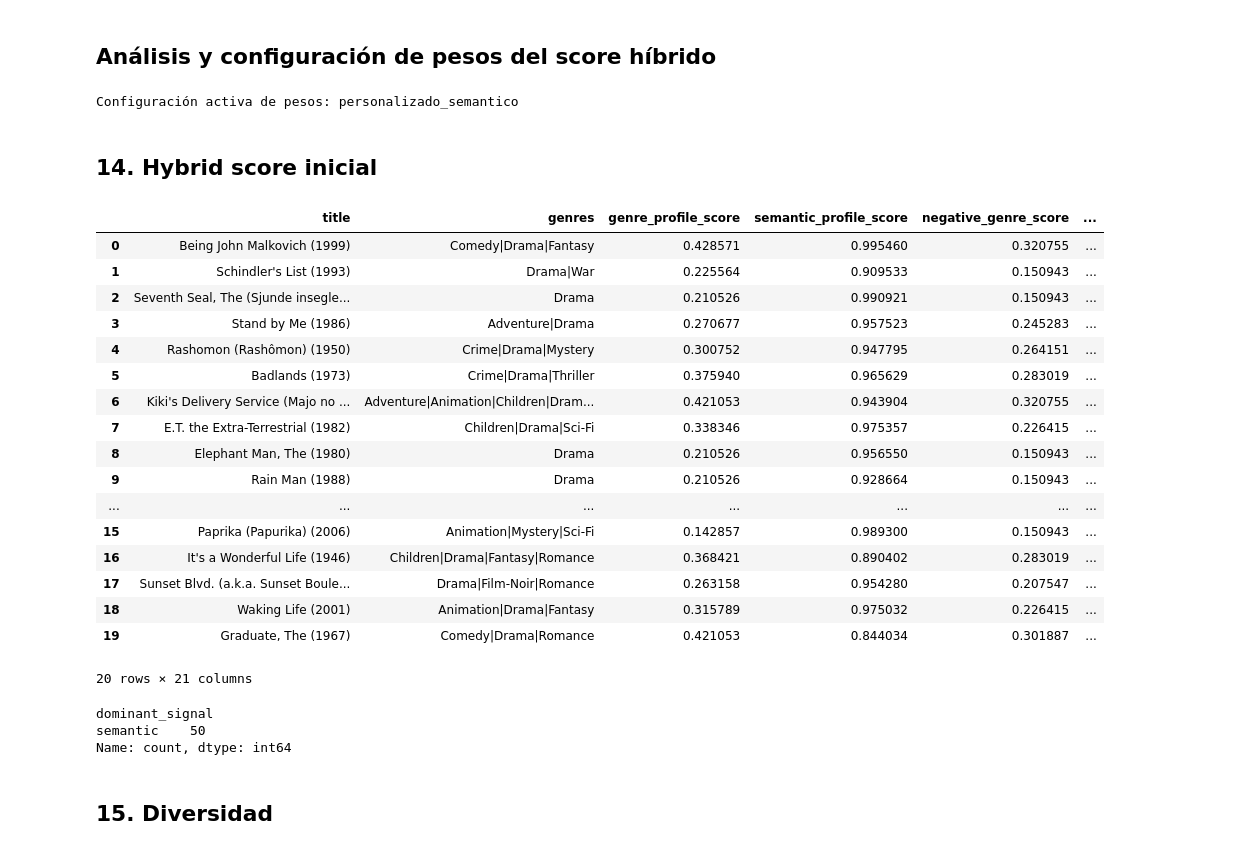
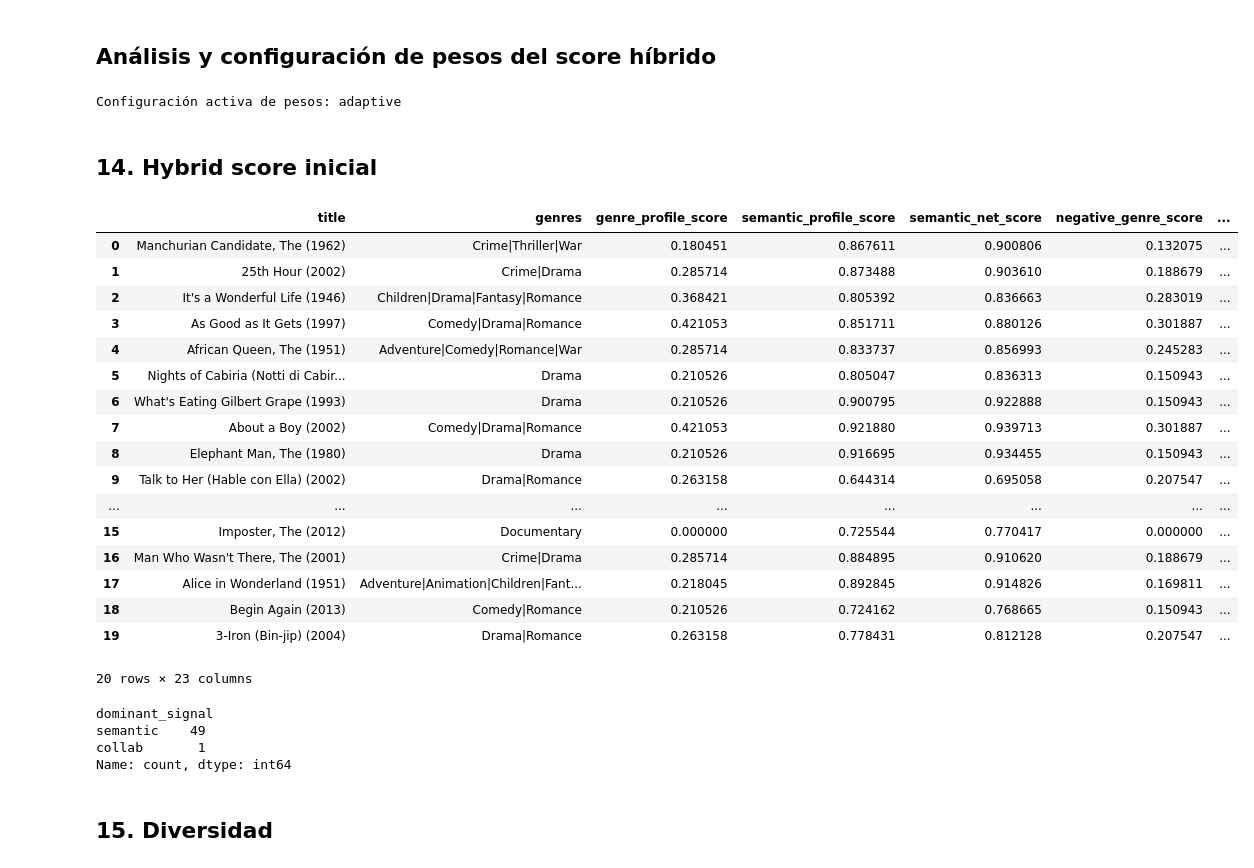
Before and after one commit to alexonazo/TFG, a Jupyter notebook: notebooks/08_recomendador_hibrido_final.ipynb, the cells around one changed output. Drawn from its saved outputs; the diff is of its cells as text; code cells hidden in the pictures.

```diff
--- a/notebooks/08_recomendador_hibrido_final.ipynb
+++ b/notebooks/08_recomendador_hibrido_final.ipynb
@@ -1279,13 +1531,14 @@ WEIGHT_CONFIGS = {
     },
 }
 
-ACTIVE_WEIGHT_CONFIG = "personalizado_semantico"
+ACTIVE_WEIGHT_CONFIG = "adaptive"
 
 
 def compute_hybrid_score(df, weights):
     scored = df.copy()
     scored["contrib_genre"] = weights["genre"] * scored["genre_profile_score"]
-    scored["contrib_semantic"] = weights["semantic"] * scored["semantic_profile_score"]
+    semantic_signal = scored["semantic_net_score"] if "semantic_net_score" in scored.columns else scored["semantic_profile_score"]
+    scored["contrib_semantic"] = weights["semantic"] * semantic_signal
     scored["contrib_collab"] = weights["collab"] * scored["item_item_collab_score"]
     scored["contrib_rating"] = weights["rating"] * scored["rating_score"]
     scored["contrib_popularity"] = weights["popularity"] * scored["popularity_score"]
@@ -1319,63 +1572,66 @@ def compute_hybrid_score(df, weights):
 candidates_scored_base = candidates_scored.copy()
 print(f"Configuración activa de pesos: {ACTIVE_WEIGHT_CONFIG}")
 # %% [output]
-Configuración activa de pesos: personalizado_semantico
+Configuración activa de pesos: adaptive
 # %% [markdown]
 ## 14. Hybrid score inicial
 # %%
-weights = WEIGHT_CONFIGS[ACTIVE_WEIGHT_CONFIG]
+weights = adaptive_weights if ACTIVE_WEIGHT_CONFIG == "adaptive" else WEIGHT_CONFIGS[ACTIVE_WEIGHT_CONFIG]
 candidates_scored = compute_hybrid_score(candidates_scored, weights)
 
 candidates_scored = candidates_scored.sort_values("hybrid_score", ascending=False).reset_index(drop=True)
 candidates_scored["hybrid_rank_raw"] = np.arange(1, len(candidates_scored) + 1)
 
 AUDIT_COLUMNS = [
     "title",
     "genres",
     "genre_profile_score",
     "semantic_profile_score",
+    "semantic_net_score",
     "negative_genre_score",
     "negative_semantic_score",
+    "semantic_negative_beta",
     "item_item_collab_score",
     "item_item_negative_collab_score",
     "rating_score",
     "popularity_score",
     "contrib_genre",
     "contrib_semantic",
     "contrib_collab",
     "contrib_rating",
     "contrib_popularity",
     "penalty_negative_genre",
     "penalty_negative_semantic",
     "penalty_negative_collab",
     "dominant_signal",
     "semantic_explanation_terms",
     "hybrid_score",
 ]
 
 display(candidates_scored[AUDIT_COLUMNS].head(20))
 display(candidates_scored.head(50)["dominant_signal"].value_counts())
 # %% [output]
-|  | title | genres | genre_profile_score | semantic_profile_score | negative_genre_score | ... |
-| 0 | Being John Malkovich (1999) | Comedy|Drama|Fantasy | 0.428571 | 0.995460 | 0.320755 | ... |
-| 1 | Schindler's List (1993) | Drama|War | 0.225564 | 0.909533 | 0.150943 | ... |
-| 2 | Seventh Seal, The (Sjunde insegle... | Drama | 0.210526 | 0.990921 | 0.150943 | ... |
-| 3 | Stand by Me (1986) | Adventure|Drama | 0.270677 | 0.957523 | 0.245283 | ... |
-| 4 | Rashomon (Rashômon) (1950) | Crime|Drama|Mystery | 0.300752 | 0.947795 | 0.264151 | ... |
-| 5 | Badlands (1973) | Crime|Drama|Thriller | 0.375940 | 0.965629 | 0.283019 | ... |
-| 6 | Kiki's Delivery Service (Majo no ... | Adventure|Animation|Children|Dram... | 0.421053 | 0.943904 | 0.320755 | ... |
-| 7 | E.T. the Extra-Terrestrial (1982) | Children|Drama|Sci-Fi | 0.338346 | 0.975357 | 0.226415 | ... |
-| 8 | Elephant Man, The (1980) | Drama | 0.210526 | 0.956550 | 0.150943 | ... |
-| 9 | Rain Man (1988) | Drama | 0.210526 | 0.928664 | 0.150943 | ... |
-| ... | ... | ... | ... | ... | ... | ... |
-| 15 | Paprika (Papurika) (2006) | Animation|Mystery|Sci-Fi | 0.142857 | 0.989300 | 0.150943 | ... |
-| 16 | It's a Wonderful Life (1946) | Children|Drama|Fantasy|Romance | 0.368421 | 0.890402 | 0.283019 | ... |
-| 17 | Sunset Blvd. (a.k.a. Sunset Boule... | Drama|Film-Noir|Romance | 0.263158 | 0.954280 | 0.207547 | ... |
-| 18 | Waking Life (2001) | Animation|Drama|Fantasy | 0.315789 | 0.975032 | 0.226415 | ... |
-| 19 | Graduate, The (1967) | Comedy|Drama|Romance | 0.421053 | 0.844034 | 0.301887 | ... |
+|  | title | genres | genre_profile_score | semantic_profile_score | semantic_net_score | negative_genre_score | ... |
+| 0 | Manchurian Candidate, The (1962) | Crime|Thriller|War | 0.180451 | 0.867611 | 0.900806 | 0.132075 | ... |
+| 1 | 25th Hour (2002) | Crime|Drama | 0.285714 | 0.873488 | 0.903610 | 0.188679 | ... |
+| 2 | It's a Wonderful Life (1946) | Children|Drama|Fantasy|Romance | 0.368421 | 0.805392 | 0.836663 | 0.283019 | ... |
+| 3 | As Good as It Gets (1997) | Comedy|Drama|Romance | 0.421053 | 0.851711 | 0.880126 | 0.301887 | ... |
+| 4 | African Queen, The (1951) | Adventure|Comedy|Romance|War | 0.285714 | 0.833737 | 0.856993 | 0.245283 | ... |
+| 5 | Nights of Cabiria (Notti di Cabir... | Drama | 0.210526 | 0.805047 | 0.836313 | 0.150943 | ... |
+| 6 | What's Eating Gilbert Grape (1993) | Drama | 0.210526 | 0.900795 | 0.922888 | 0.150943 | ... |
+| 7 | About a Boy (2002) | Comedy|Drama|Romance | 0.421053 | 0.921880 | 0.939713 | 0.301887 | ... |
+| 8 | Elephant Man, The (1980) | Drama | 0.210526 | 0.916695 | 0.934455 | 0.150943 | ... |
+| 9 | Talk to Her (Hable con Ella) (2002) | Drama|Romance | 0.263158 | 0.644314 | 0.695058 | 0.207547 | ... |
+| ... | ... | ... | ... | ... | ... | ... | ... |
+| 15 | Imposter, The (2012) | Documentary | 0.000000 | 0.725544 | 0.770417 | 0.000000 | ... |
+| 16 | Man Who Wasn't There, The (2001) | Crime|Drama | 0.285714 | 0.884895 | 0.910620 | 0.188679 | ... |
+| 17 | Alice in Wonderland (1951) | Adventure|Animation|Children|Fant... | 0.218045 | 0.892845 | 0.914826 | 0.169811 | ... |
+| 18 | Begin Again (2013) | Comedy|Romance | 0.210526 | 0.724162 | 0.768665 | 0.150943 | ... |
+| 19 | 3-Iron (Bin-jip) (2004) | Drama|Romance | 0.263158 | 0.778431 | 0.812128 | 0.207547 | ... |
-20 rows × 21 columns
+20 rows × 23 columns
 dominant_signal
-semantic    50
+semantic    49
+collab       1
 Name: count, dtype: int64
 # %% [markdown]
 ## 15. Diversidad
```
Also changed, not shown: parts of 9 cells of this notebook.
